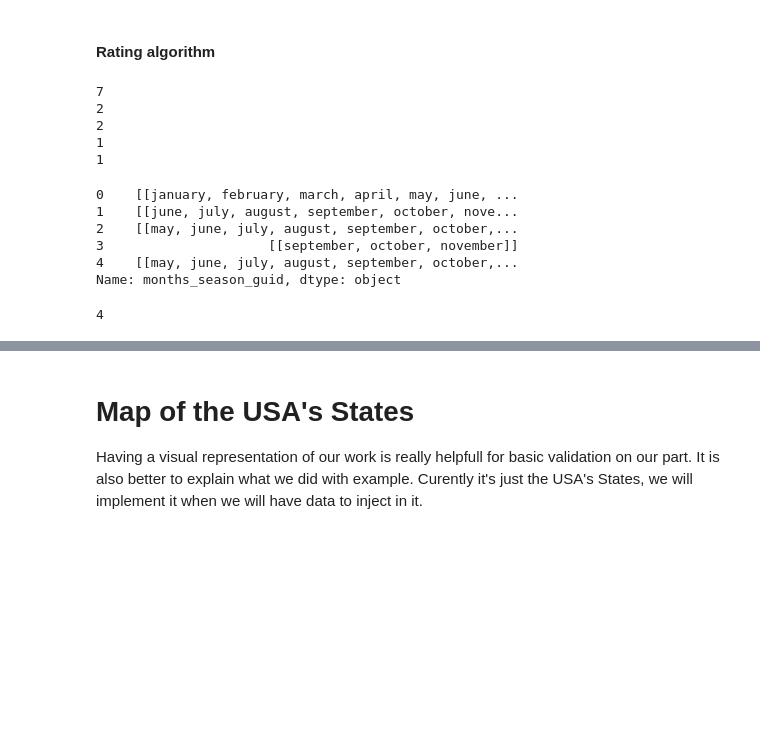
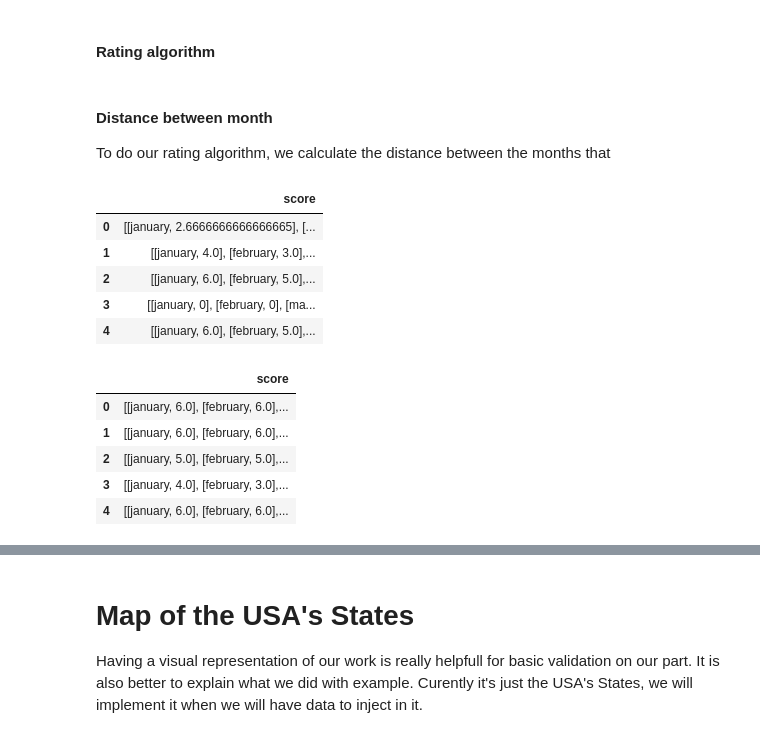
Before and after one commit to csbenz/ada, a Jupyter notebook: project/Project_test.ipynb, the cells around one changed output, grey strips where cells are left out. Cells and saved outputs as stored; diff of their text form; code cells hidden in the pictures; blank space fills up the shorter version.

Commit message:
complet the rating algo and add the score to the review file

```diff
--- a/project/Project_test.ipynb
+++ b/project/Project_test.ipynb
@@ -424,11 +426,2 @@ months_eat.head()
 # %% [markdown]
 #### Rating algorithm
-# %%
-def rating_algo(data_set):
-    score = pd.DataFrame(columns=['score'])
-    for data in data_set:
-        length = len(data)
-        for list in data:
-            for month in months:
-                if month in list:
-                    print('found one')
@@ -434,0 +445,3 @@ def rating_algo(data_set):
+# %% [markdown]
+#### Distance between month
+To do our rating algorithm, we calculate the distance between the months that
@@ -435,15 +472,52 @@ def rating_algo(data_set):
+# %%
+def rating_algo(data_set):
+    score = pd.DataFrame(columns=['score'])
+    max_score = 6
+    for data in data_set:
+        #for an unknow reason,
+        #the serie extracted from data_set give a str when pass to the for instead of a list of list
+        value = eval(data)
+        length = len(value)
+        month_score = initiat_month_score()
+        if length != 0:
+            for elem in value:
+                first_month = ''
+                last_month = ''
+                for x in range(0, len(months)):
+                    if months[x] in elem:
+                        if first_month == '':
+                            first_month = months[x]
+                        last_month = months[x]
+                for x in range(0, len(months)):
+                    if months[x] in elem:
+                        month_score[x][1] += max_score
+                    else:
+                        with_first = max_score - month_distance(months[x], first_month)
+                        with_last = max_score - month_distance(months[x], last_month)
+                        month_score[x][1] += max(with_first, with_last)
+            for x in range(0, len(months)):
+                month_score[x][1] = month_score[x][1]/length
+        score = score.append({
+                'score' : month_score,
+            }, ignore_index=True)
+    return score
+# %%
+months_eat_score = rating_algo(months_eat['months_eat_season'])
+months_eat_score.head()
+# %% [output]
+|  | score |
+| 0 | [[january, 2.6666666666666665], [... |
+| 1 | [[january, 4.0], [february, 3.0],... |
+| 2 | [[january, 6.0], [february, 5.0],... |
+| 3 | [[january, 0], [february, 0], [ma... |
+| 4 | [[january, 6.0], [february, 5.0],... |
 # %%
-rating_algo(months_season['months_season_guid'].head())
-months_season['months_season_guid'].head()
+months_season_score = rating_algo(months_season['months_season_guid'])
+months_season_score.head()
 # %% [output]
-7
-2
-2
-1
-1
-0    [[january, february, march, april, may, june, ...
-1    [[june, july, august, september, october, nove...
-2    [[may, june, july, august, september, october,...
-3                     [[september, october, november]]
-4    [[may, june, july, august, september, october,...
-Name: months_season_guid, dtype: object
+|  | score |
+| 0 | [[january, 6.0], [february, 6.0],... |
+| 1 | [[january, 6.0], [february, 6.0],... |
+| 2 | [[january, 5.0], [february, 5.0],... |
+| 3 | [[january, 4.0], [february, 3.0],... |
+| 4 | [[january, 6.0], [february, 6.0],... |
@@ -472,4 +523,0 @@ def month_distance(month_one, month_two):
-# %%
-month_distance('November','March')
-# %% [output]
-4
```
Also changed, not shown: parts of 15 cells of this notebook.
